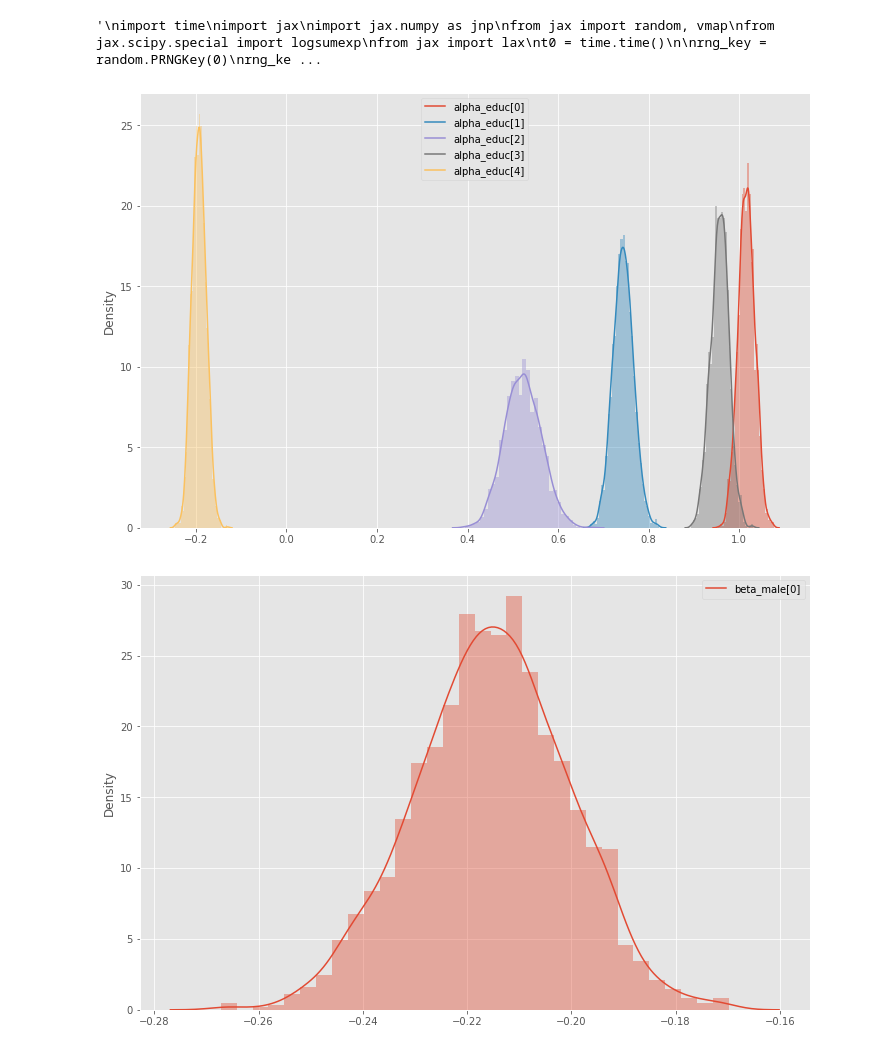
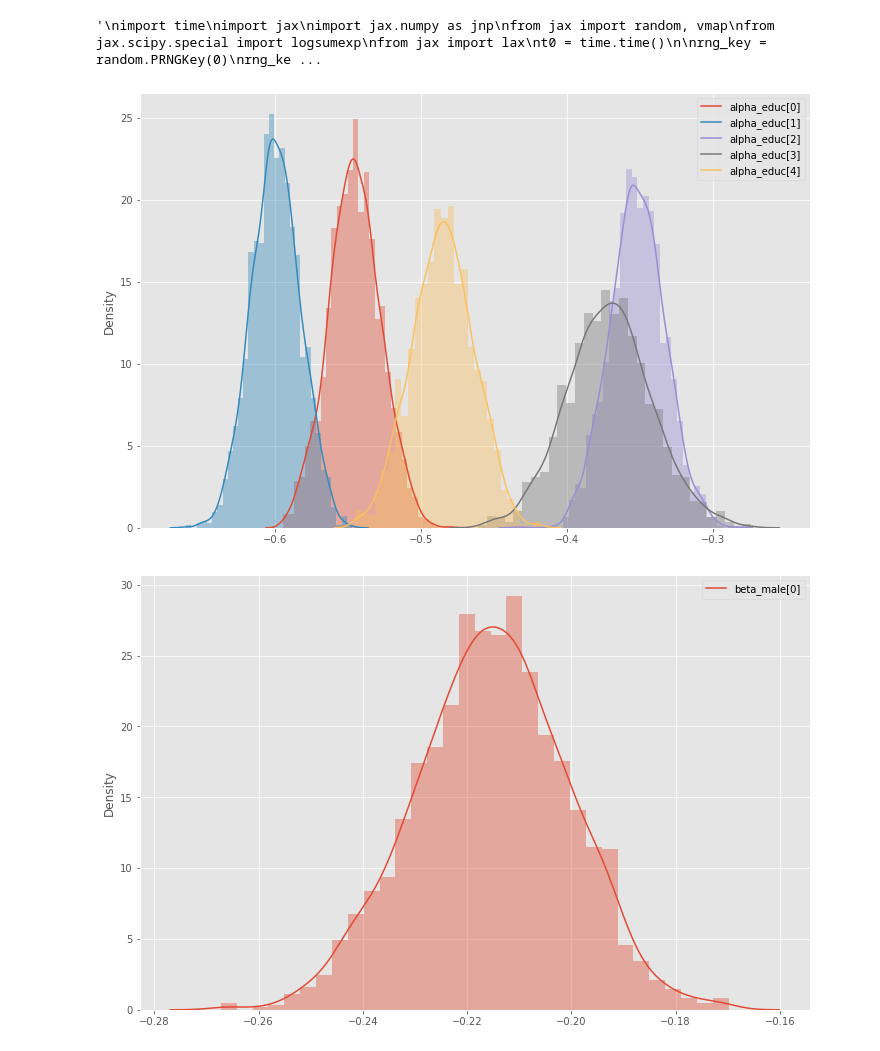
Before and after one commit to JakubReha/misterP, a Jupyter notebook: model.ipynb, the cells around one changed output. Saved outputs shown, nothing was run; the diff lists cells and outputs as text; code cells hidden in the pictures.

```diff
--- a/model.ipynb
+++ b/model.ipynb
@@ -107,7 +107,6 @@ torch.Size([59810, 5])
 torch.Size([50, 2])
 tensor([1., 1., 1.,  ..., 0., 0., 0.])
 # %%
-from torch import sigmoid
 def model(X, states_x, obs=None):
 
     sigmas = pyro.sample("sigmas", dist.HalfCauchy(torch.ones(8)*5.))
@@ -131,7 +130,7 @@ def model(X, states_x, obs=None):
         male_t = X[ind,2]
         age = X[ind,3].tolist()
         educ = X[ind,4].tolist()
-        y = pyro.sample("y",dist.Bernoulli(sigmoid(gammas[5] + gammas[6]* states_x[:,0][state] + gammas[states_x[:,1][state].tolist()]+ alpha_educ[educ] + alpha_eth[eth] + alpha_age[age] + alpha_male_eth[male, eth] + alpha_educ_age[educ,age] + alpha_educ_eth[educ, eth] + beta_male*male_t)), obs= obs[ind])
+        y = pyro.sample("y",dist.Bernoulli(torch.sigmoid(gammas[5] + gammas[6]* states_x[:,0][state] + gammas[states_x[:,1][state].tolist()]+ alpha_educ[educ] + alpha_eth[eth] + alpha_age[age] + alpha_male_eth[male, eth] + alpha_educ_age[educ,age] + alpha_educ_eth[educ, eth] + beta_male*male_t)), obs= obs[ind])
     return y
 # %%
 def train_SVI(X,y,states_x,model):
@@ -235,15 +236,15 @@ def sample_params(guide,X,states_x, y):
 saved_model_dict = torch.load("mymodel.pt")
 guide = saved_model_dict['guide']
 pyro.get_param_store().load("mymodelparams.pt")
-samples, params_samples = sample_params(guide)
+samples, params_samples = sample_params(guide, X,states_x, y)
 # %%
 n_cat = 5
 for c in range(n_cat):
-    sns.distplot(params_samples["alpha_educ"][:,c])
+    sns.distplot(params_samples["gammas"][:,c])
 plt.legend(["alpha_educ[%d]" % c for c in range(n_cat)])
 plt.show()
 # %% [output]
-[figure, old version]
+[figure, new version]
 # %%
 #n_cat = 50
 #for c in range(n_cat):
```
Also changed, not shown: parts of 13 cells of this notebook, 4 other files.
